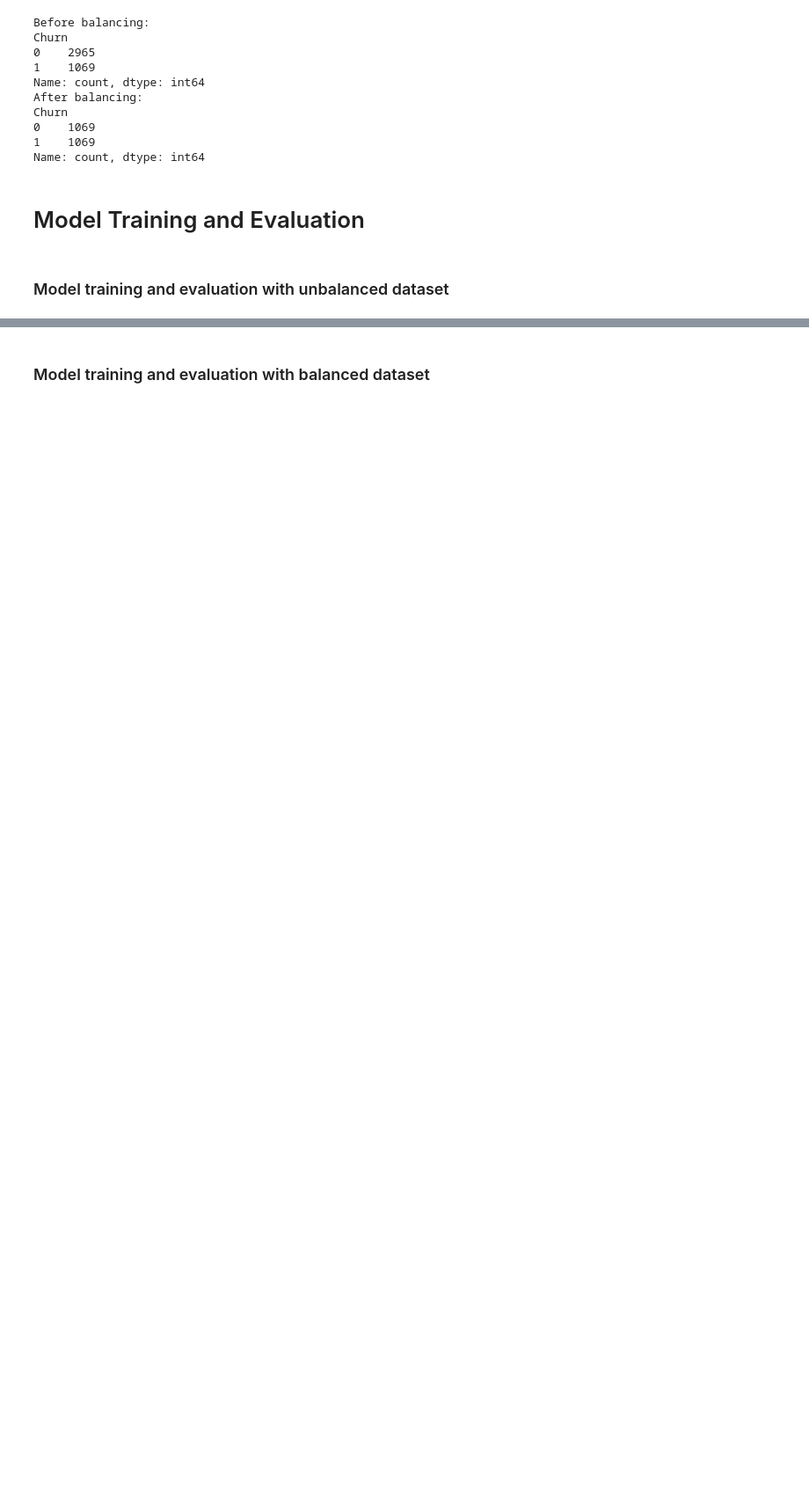
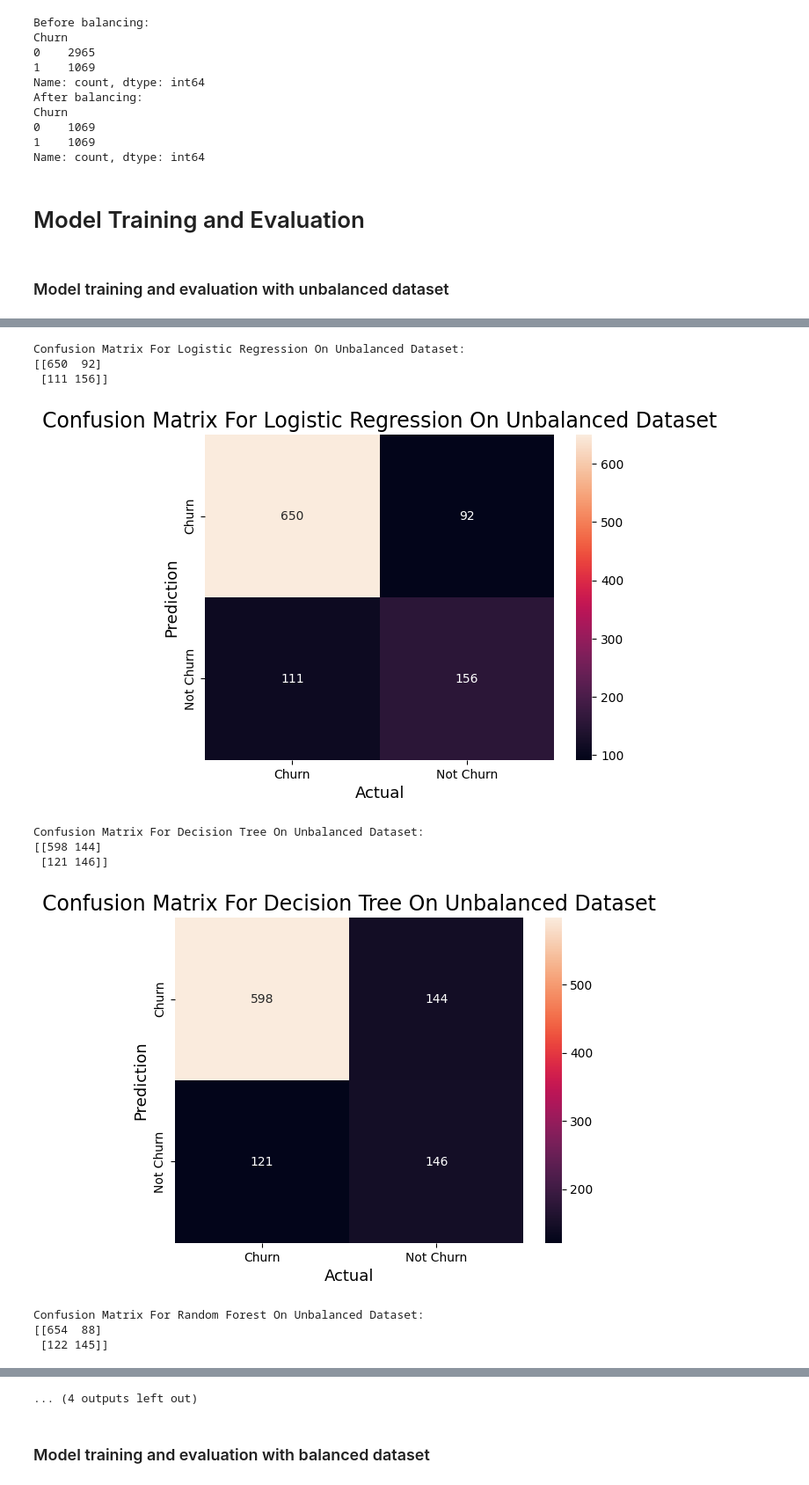
Before and after one commit to iameberedavid/Telco-Churn-Analysis, a Jupyter notebook: Jupyter Notebook.ipynb, the cells around one changed output, grey strips where cells are left out. Shown at 88% size. Saved outputs shown, nothing was run; the diff lists cells and outputs as text; code cells hidden in the pictures; blank space fills up the shorter version.

```diff
--- a/Jupyter Notebook.ipynb
+++ b/Jupyter Notebook.ipynb
@@ -1401,0 +1459,5 @@ test_encoded_data.head()
+# %%
+# Concatenate the encoded X_val DataFrame and the scaled X_val DataFrame to have the ready X_val DataFrame
+
+X_val = pd.concat([X_val_cat_encoded_df, X_val_num_scaled_df.set_axis(X_val_cat_encoded_df.index)], axis=1)
+X_val.head()
@@ -1517,0 +1580,37 @@ Based on the f1 score of the models, Guassian Naive Bayes is the best model for
+# %%
+# Model prediction and confusion matrix computation
+for model_name, model in models:
+    # Model training with unbalanced dataset
+    model.fit(X_train, y_train)
+
+    # Using the models to make predictions on the validation set
+    y_pred_unbal = model.predict(X_val)
+
+    # Compute the confusion matrix
+    cm = confusion_matrix(y_val, y_pred_unbal)
+
+    # Print the confusion matrix
+    print(f'Confusion Matrix For {model_name} On Unbalanced Dataset:\n{cm}')
+
+    # plot the confusion matrix
+    sns.heatmap(cm,
+            annot=True,
+            fmt='g',
+            xticklabels=['Churn','Not Churn'],
+            yticklabels=['Churn','Not Churn'])
+    plt.ylabel('Prediction',fontsize=13)
+    plt.xlabel('Actual',fontsize=13)
+    plt.title(f'Confusion Matrix For {model_name} On Unbalanced Dataset',fontsize=17)
+    plt.show()
+# %% [output]
+Confusion Matrix For Logistic Regression On Unbalanced Dataset:
+[[650  92]
+ [111 156]]
+[figure, added]
+Confusion Matrix For Decision Tree On Unbalanced Dataset:
+[[598 144]
+ [121 146]]
+[figure, added]
+Confusion Matrix For Random Forest On Unbalanced Dataset:
+[[654  88]
+ [122 145]]
@@ -1518,3 +1630,4 @@ Based on the f1 score of the models, Guassian Naive Bayes is the best model for
+... (4 outputs left out)
 # %% [markdown]
 ### Model training and evaluation with balanced dataset
 # %%
```
Also changed, not shown: parts of 46 cells of this notebook.
